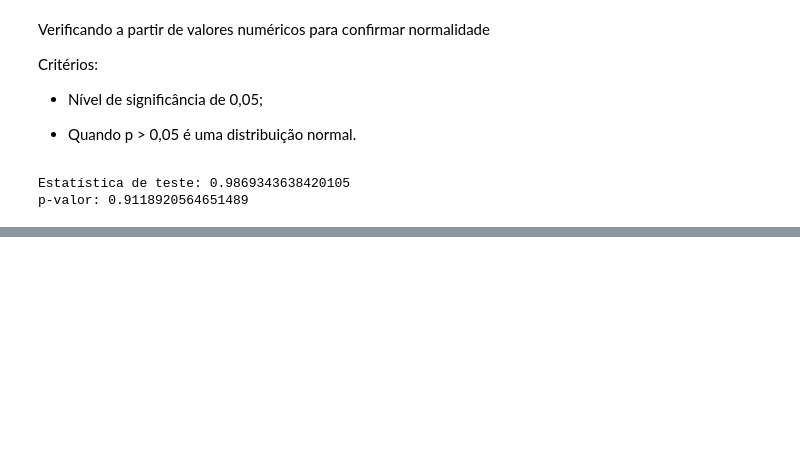
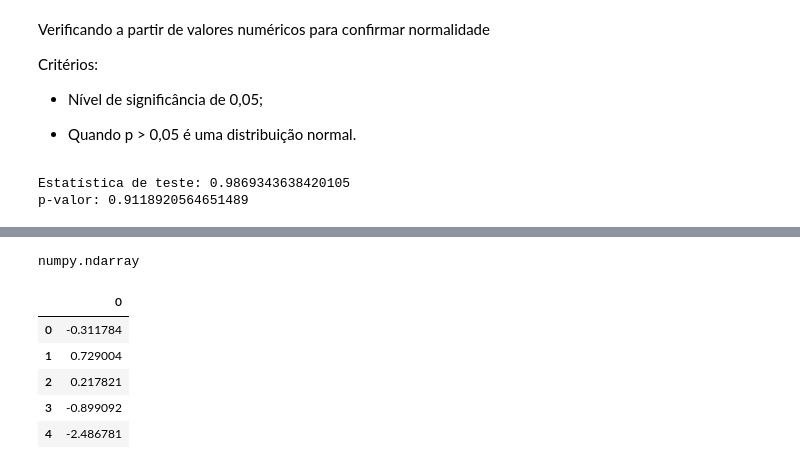
Before and after one commit to luizakuze/Cursos, a Jupyter notebook: cursos/series-temporais/fundamentos/primeiros_passos_serie.ipynb, the cells around one changed output, grey strips where cells are left out. Drawn from its saved outputs; the diff is of its cells as text; code cells hidden in the pictures; blank space fills up the shorter version.

```diff
--- a/cursos/series-temporais/fundamentos/primeiros_passos_serie.ipynb
+++ b/cursos/series-temporais/fundamentos/primeiros_passos_serie.ipynb
@@ -166,0 +227,14 @@ p-valor: 0.9118920564651489
+# %%
+type(dados2)
+# %% [output]
+numpy.ndarray
+# %%
+dados2 = pd.DataFrame(dados2)
+dados2.head()
+# %% [output]
+|  | 0 |
+| 0 | -0.311784 |
+| 1 | 0.729004 |
+| 2 | 0.217821 |
+| 3 | -0.899092 |
+| 4 | -2.486781 |
```
Also changed, not shown: parts of 12 cells of this notebook.
